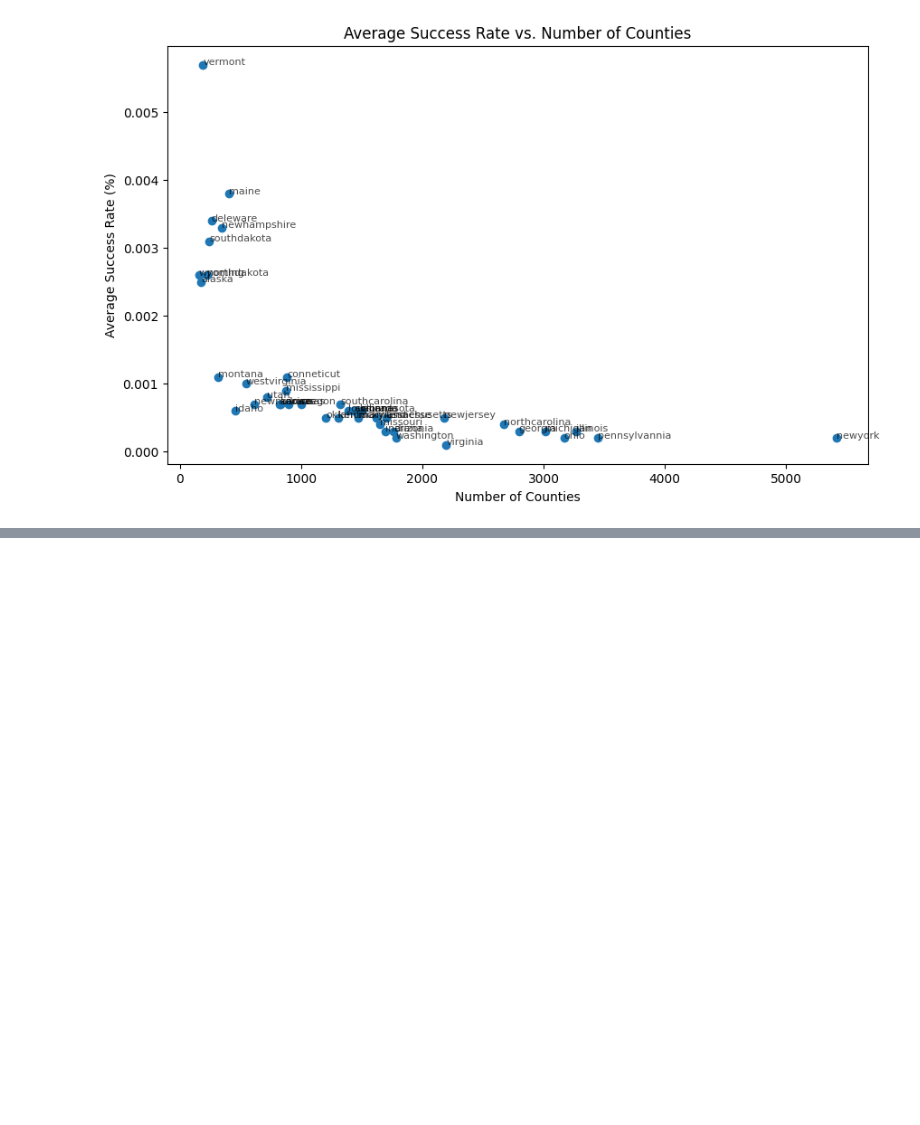
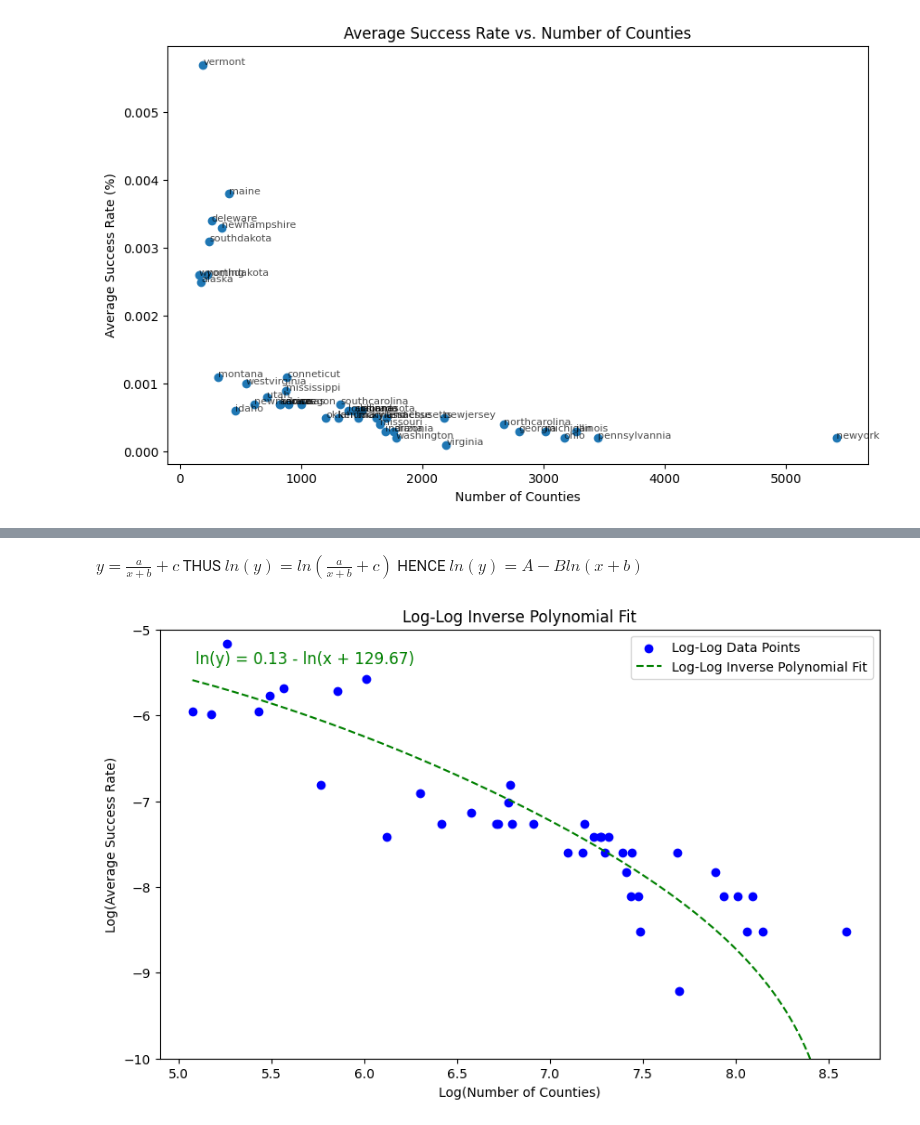
Before and after one commit to brookecarofeinberg/SamplingBalancedForests, a Jupyter notebook: t_plotting.ipynb, the cells around one changed output, grey strips where cells are left out. Drawn from its saved outputs; the diff is of its cells as text; code cells hidden in the pictures; blank space fills up the shorter version.

```diff
--- a/t_plotting.ipynb
+++ b/t_plotting.ipynb
@@ -340,0 +319,52 @@ Fitted parameters: a = 0.9083694576666089, b = 15.00151241074527, c = 0.05804630
+# %% [markdown]
+$y = \frac{a}{x+b}+c$  THUS $ln(y) = ln(\frac{a}{x+b}+c)$     HENCE     $ln(y) = A - Bln(x+b)$
+# %%
+#LOG TRANSFORM
+
+#define inverse polynomial
+def inverse_polynomial(x, a, b, c):
+    return a / (x + b) + c
+
+#extarct data
+counties = [state_data["nodes"] for state_data in graph_data.values()]
+avg_success_rates = [state_data["avg_success_rate"] for state_data in graph_data.values()]
+states = list(graph_data.keys())
+
+#apply log transformations
+log_counties = np.log(counties)
+log_avg_success_rates = np.log(avg_success_rates)
+
+#fit model to original space
+params_poly, _ = curve_fit(inverse_polynomial, counties, avg_success_rates, maxfev=10000)
+a_poly, b_poly, c_poly = params_poly
+
+#generate in normal space then log transform them
+pred_poly = inverse_polynomial(counties, a_poly, b_poly, c_poly)
+log_pred_poly = np.log(pred_poly)
+
+#transform log-log space for plotting
+x_vals = np.linspace(min(counties), max(counties), 500)
+y_vals_poly = inverse_polynomial(x_vals, a_poly, b_poly, c_poly)
+
+#generate x values for plotting the fitted curve
+log_x_vals = np.log(x_vals)
+log_y_vals_poly = np.log(y_vals_poly)
+
+#plot log-log transformed data and fits
+plt.figure(figsize=(10, 6))
+plt.scatter(log_counties, log_avg_success_rates, color='blue', label="Log-Log Data Points")
+plt.plot(log_x_vals, log_y_vals_poly, "g--", label="Log-Log Inverse Polynomial Fit")
+
+# Formula text for inverse polynomial (in original space)
+formula_text_poly = f"ln(y) = {np.log(a_poly):.2f} - ln(x + {b_poly:.2f})"
+#formula_text_poly = f"y = {a_poly:.2f} / (x + {b_poly:.2f}) + {c_poly:.2f}"
+plt.text(0.05, 0.95, formula_text_poly, transform=plt.gca().transAxes, fontsize=12, verticalalignment='top', color="green")
+
+plt.ylim(-10, -5)
+plt.xlabel("Log(Number of Counties)")
+plt.ylabel("Log(Average Success Rate)")
+plt.title("Log-Log Inverse Polynomial Fit")
+plt.legend()
+plt.show()
+# %% [output]
+[figure, added]
```
Also changed, not shown: parts of 16 cells of this notebook.
